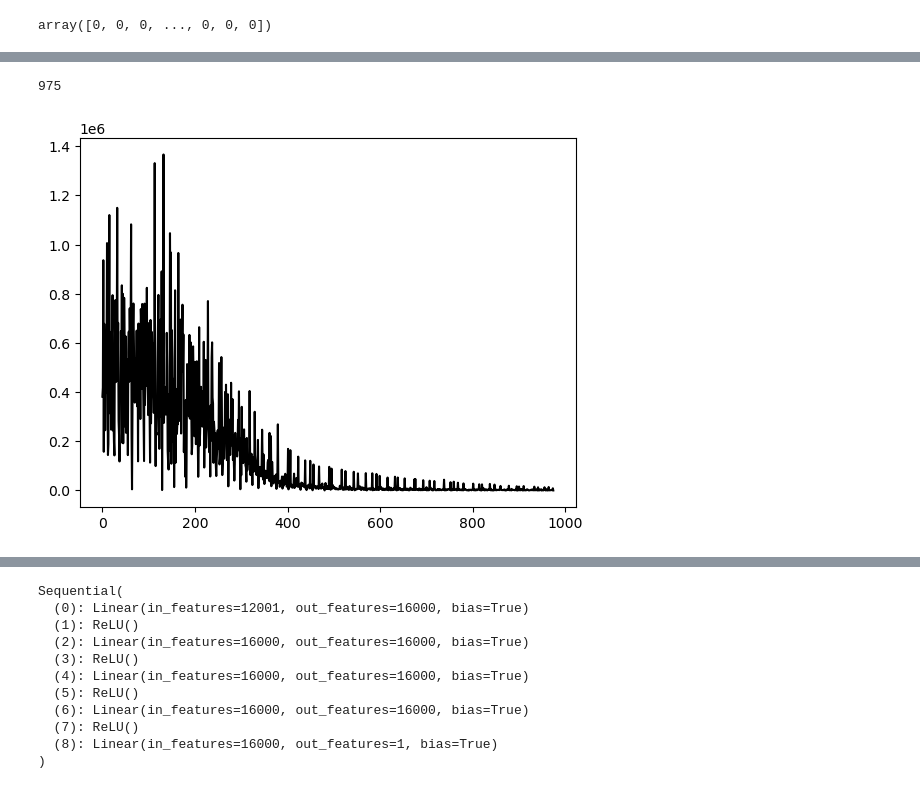
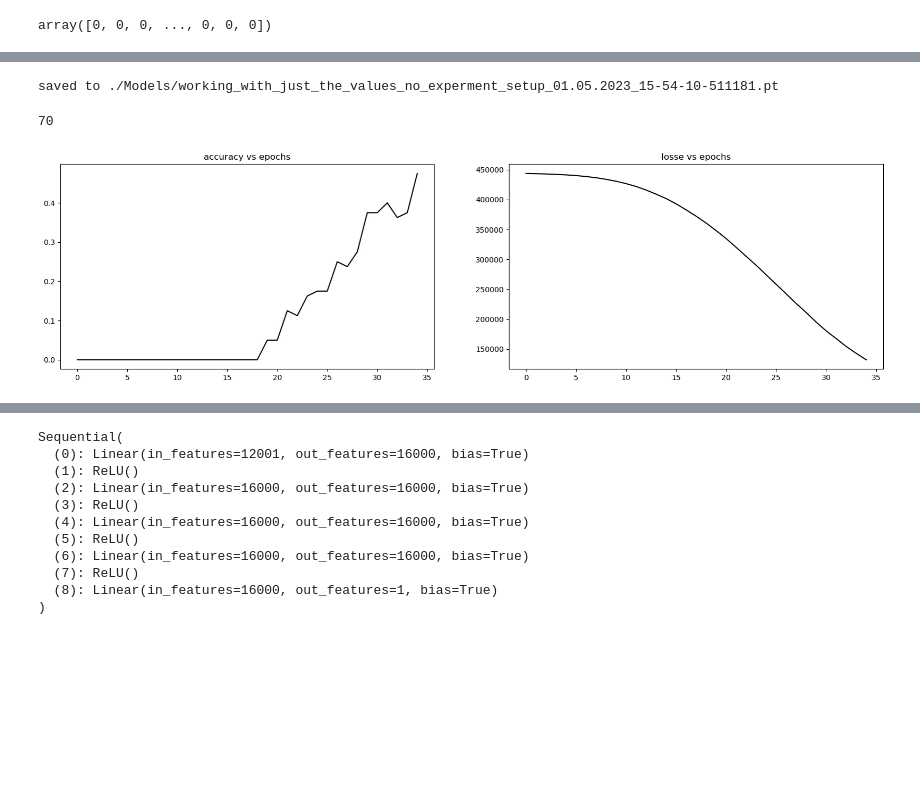
Before and after one commit to khood5/SNN-DNA-project, a Jupyter notebook: classicApproch.ipynb, the cells around one changed output, grey strips where cells are left out. Saved outputs shown, nothing was run; the diff lists cells and outputs as text; code cells hidden in the pictures; blank space fills up the shorter version.

Commit message:
got some okay results with just the final output of the experments added new notebok for just looking at the data

```diff
--- a/classicApproch.ipynb
+++ b/classicApproch.ipynb
@@ -9,8 +9,11 @@ from torch.utils.data import Dataset, DataLoader
 import IPython.display as display
 from matplotlib import animation
 import torch
+from torch.utils.data import DataLoader
 import copy
 from torch import nn
 %matplotlib inline
 import matplotlib.pyplot as plt
-device = torch.device("cuda:0" if torch.cuda.is_available() else "cpu")
+import random
+device = torch.device("cuda:1" if torch.cuda.is_available() else "cpu")
+device
@@ -266,14 +251,26 @@ training...
 # %%
 from datetime import datetime
+title = "working with just the values no experment setup"
 dt_string = datetime.now().strftime("%d.%m.%Y_%H-%M-%S-%f")
-torch.save(model.state_dict(), f"./Models/{dt_string}.pt")
+modelPath = f"./Models/{title.replace(' ', '_')}_{dt_string}.pt"
+torch.save(model.state_dict(),modelPath)
+print(f"saved to {modelPath}")
+# %% [output]
+saved to ./Models/working_with_just_the_values_no_experment_setup_01.05.2023_15-54-10-511181.pt
 # %%
-# plt.plot(list(range(len(accs))), accs, '-', color='black')
+defultePlotSize = plt.rcParams['figure.figsize']
+plt.rcParams['figure.figsize'] = [20, 5]
+plt.subplot(1, 2, 1)
+plt.title('accuracy vs epochs')
+plt.plot(list(range(len(accs))), accs, '-', color='black', )
+plt.subplot(1, 2, 2)
+plt.title('losse vs epochs')
 plt.plot(list(range(len(losses))), losses, '-', color='black')
-len(accs)
+plt.rcParams['figure.figsize'] = defultePlotSize
+epochs*len(validDataset)
 # %% [output]
-975
+70
-[figure, old version]
+[figure, new version]
 # %%
 em =20
 epochs = 100
```
Also changed, not shown: parts of 18 cells of this notebook, 1 other file.
